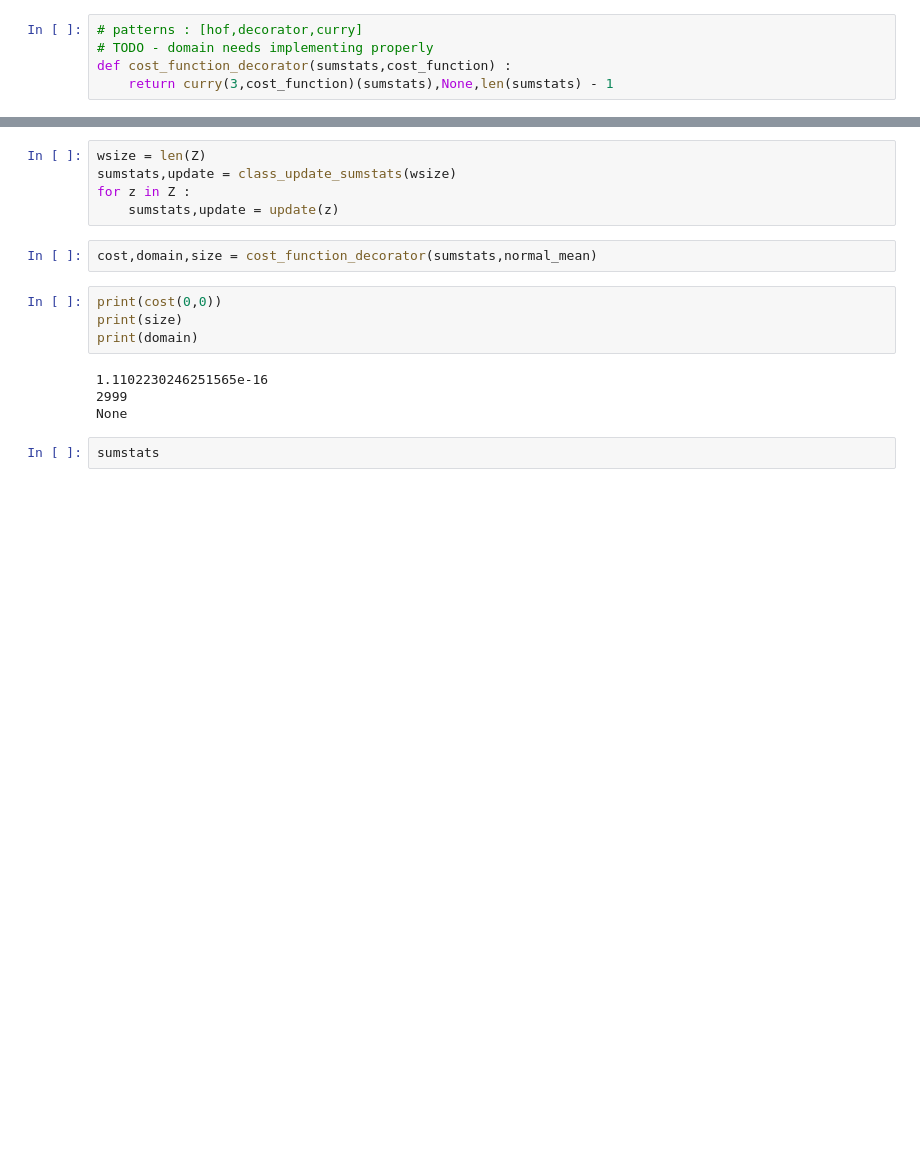
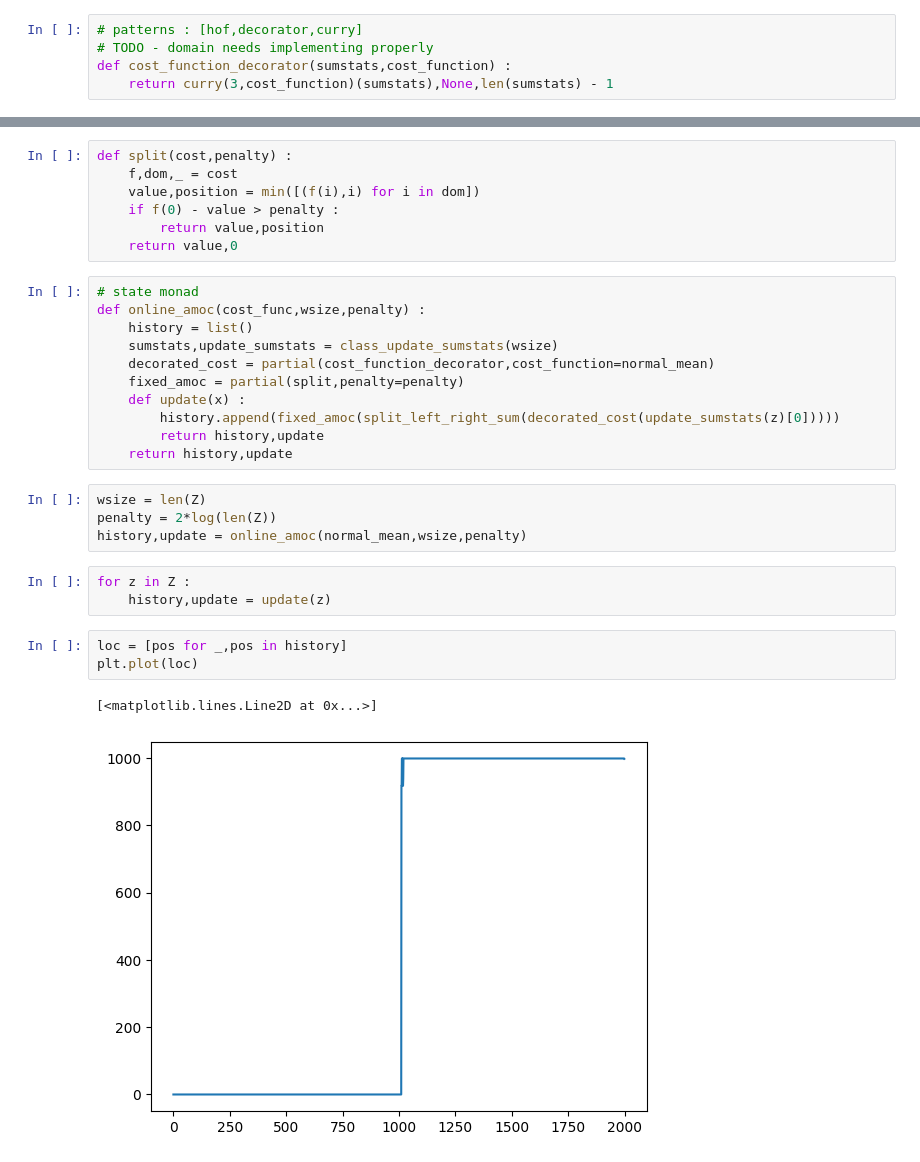
Before and after one commit to grosed/seqstats, a Jupyter notebook: notebooks/change-detection-v3.ipynb, the cells around one changed output, grey strips where cells are left out. Drawn from its saved outputs; the diff is of its cells as text; blank space fills up the shorter version.

```diff
--- a/notebooks/change-detection-v3.ipynb
+++ b/notebooks/change-detection-v3.ipynb
@@ -111,17 +78,31 @@ plt.plot(Z)
+# %%
+def split(cost,penalty) :
+    f,dom,_ = cost
+    value,position = min([(f(i),i) for i in dom])
+    if f(0) - value > penalty :
+        return value,position
+    return value,0
+# %%
+# state monad
+def online_amoc(cost_func,wsize,penalty) :
+    history = list()
+    sumstats,update_sumstats = class_update_sumstats(wsize)
+    decorated_cost = partial(cost_function_decorator,cost_function=normal_mean)
+    fixed_amoc = partial(split,penalty=penalty)
+    def update(x) :
+        history.append(fixed_amoc(split_left_right_sum(decorated_cost(update_sumstats(z)[0]))))
+        return history,update
+    return history,update
+# %%
+wsize = len(Z)
+penalty = 2*log(len(Z))
+history,update = online_amoc(normal_mean,wsize,penalty)
 # %%
-wsize = len(Z)
-sumstats,update = class_update_sumstats(wsize)
 for z in Z :
-    sumstats,update = update(z)
+    history,update = update(z)
-# %%
-cost,domain,size = cost_function_decorator(sumstats,normal_mean)
-# %%
-print(cost(0,0))
-print(size)
-print(domain)
-# %% [output]
-1.1102230246251565e-16
-2999
-None
-# %%
-sumstats
+# %%
+loc = [pos for _,pos in history]
+plt.plot(loc)
+# %% [output]
+[<matplotlib.lines.Line2D at 0x...>]
+[figure, added]
```
Also changed, not shown: parts of 15 cells of this notebook.
